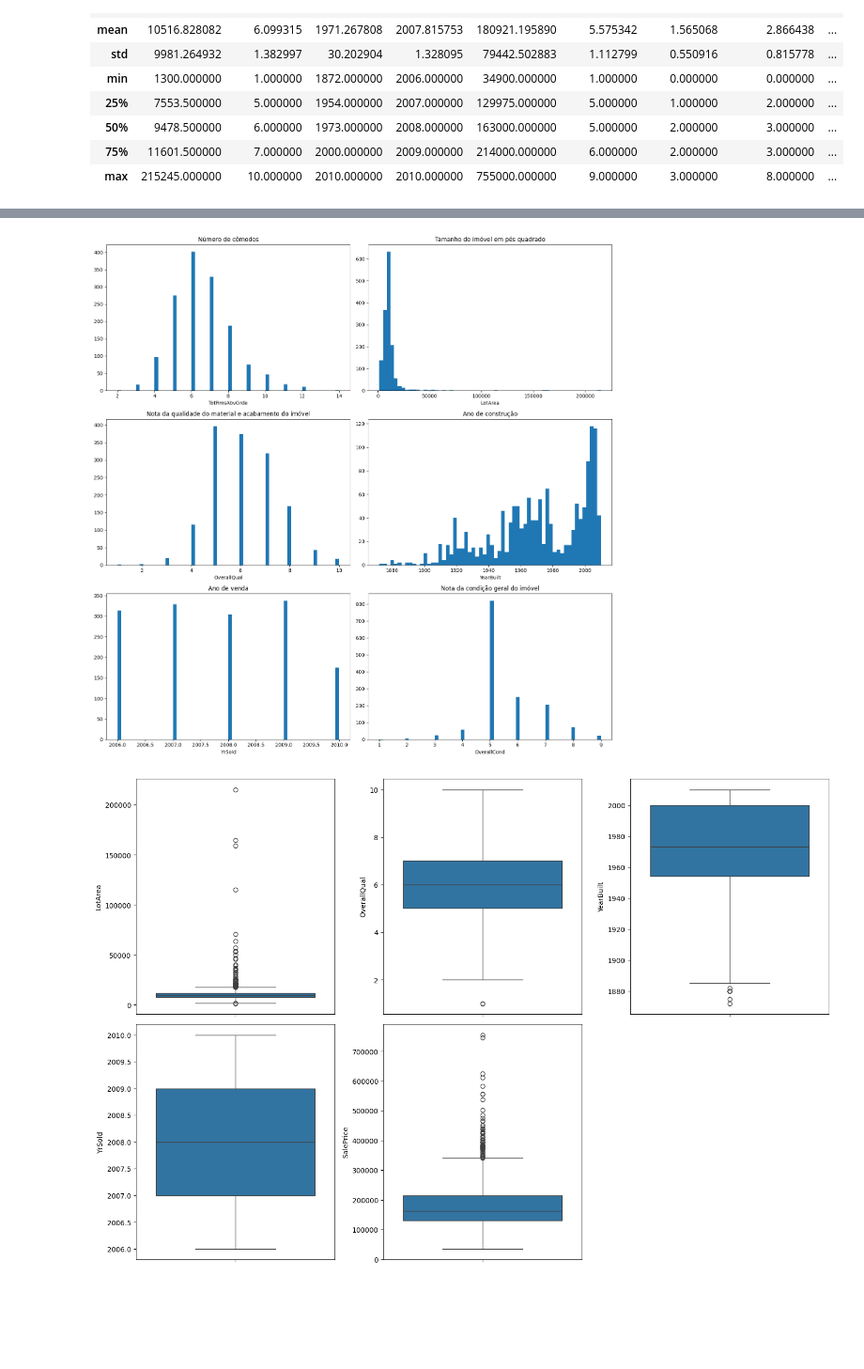
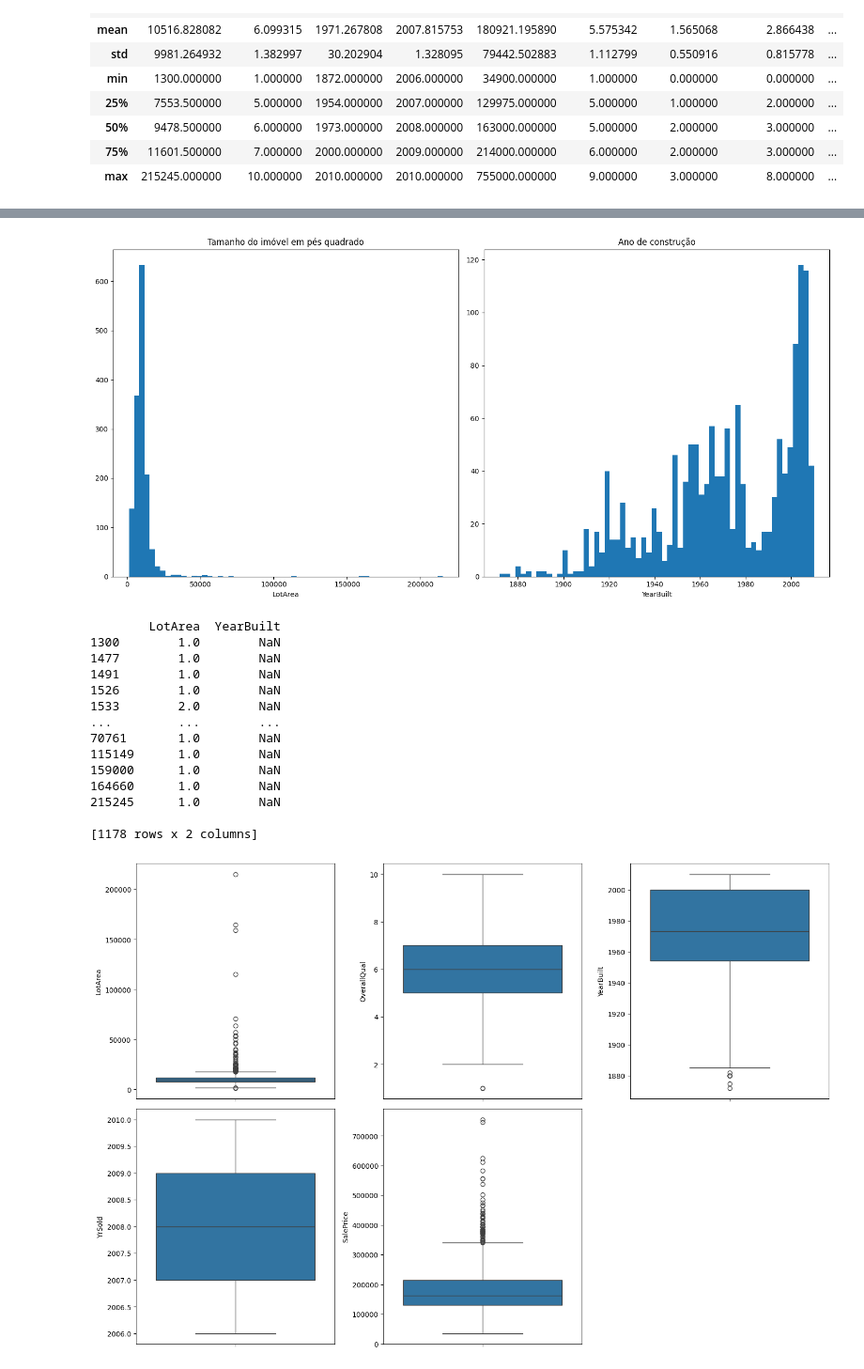
Before and after one commit to alearauj/mentoriabv, a Jupyter notebook: Mentoria_BV_Análise_de_dados.ipynb, the cells around one changed output, grey strips where cells are left out. Shown at 94% size. Saved outputs shown, nothing was run; the diff lists cells and outputs as text; code cells hidden in the pictures; blank space fills up the shorter version.

```diff
--- a/Mentoria_BV_Análise_de_dados.ipynb
+++ b/Mentoria_BV_Análise_de_dados.ipynb
@@ -258,41 +254,55 @@ for col in columns:
 # %%
-# Criar subplots com 3 linhas e 2 colunas
-fig, axes = plt.subplots(nrows=3, ncols=2, figsize=(15, 15))  # Ajuste o tamanho conforme necessário
+# Criar subplots com 1 linha e 2 colunas
+fig, axes = plt.subplots(nrows=1, ncols=2, figsize=(15, 7.5))  # Ajuste o tamanho conforme necessário
 
 # Criar histogramas em cada subplot
 
-axes[2, 1].hist(df['OverallCond'], bins=60)
-axes[2, 1].set_xlabel('OverallCond')
-axes[2, 1].set_title('Nota da condição geral do imóvel')
+axes[0].hist(df['LotArea'], bins=60)
+axes[0].set_xlabel('LotArea')
+axes[0].set_title('Tamanho do imóvel em pés quadrado')
 
-axes[1, 0].hist(df['OverallQual'], bins=60)
-axes[1, 0].set_xlabel('OverallQual')
-axes[1, 0].set_title('Nota da qualidade do material e acabamento do imóvel')
-
-
-axes[1, 1].hist(df['YearBuilt'], bins=60)
-axes[1, 1].set_xlabel('YearBuilt')
-axes[1, 1].set_title('Ano de construção')
-
-axes[2, 0].hist(df['YrSold'], bins=60)
-axes[2, 0].set_xlabel('YrSold')
-axes[2, 0].set_title('Ano de venda')
-
-
-axes[0, 0].hist(df['TotRmsAbvGrd'], bins=60)
-axes[0, 0].set_xlabel('TotRmsAbvGrde')
-axes[0, 0].set_title('Número de cômodos')
-
-axes[0, 1].hist(df['LotArea'], bins=60)
-axes[0, 1].set_xlabel('LotArea')
-axes[0, 1].set_title('Tamanho do imóvel em pés quadrado')
-
+axes[1].hist(df['YearBuilt'], bins=60)
+axes[1].set_xlabel('YearBuilt')
+axes[1].set_title('Ano de construção')
 
 # Ajustar o layout
 plt.tight_layout()
 plt.show()
 # %% [output]
-[figure, old version]
+[figure, new version]
+# %%
+# Calcular as frequências para 'LotArea'
+lotarea_counts = df['LotArea'].value_counts().sort_index()
+
+# Calcular as frequências para 'YearBuilt'
+yearbuilt_counts = df['YearBuilt'].value_counts().sort_index()
+
+# Criar um DataFrame com as contagens
+result_df = pd.DataFrame({
+    'LotArea': lotarea_counts,
+    'YearBuilt': yearbuilt_counts
+})
+
+# Exportar o DataFrame para um arquivo CSV
+result_df.to_csv('frequencias_lotarea_yearbuilt.csv', index=True)
+
+# Exibir a tabela no console (opcional)
+print(result_df)
+# %% [output]
+        LotArea  YearBuilt
+1300        1.0        NaN
+1477        1.0        NaN
+1491        1.0        NaN
+1526        1.0        NaN
+1533        2.0        NaN
+...         ...        ...
+70761       1.0        NaN
+115149      1.0        NaN
+159000      1.0        NaN
+164660      1.0        NaN
+215245      1.0        NaN
+
+[1178 rows x 2 columns]
 # %%
 # Criar o layout com 2 linhas e 3 colunas
 fig, axes = plt.subplots(nrows=2, ncols=3, figsize=(15, 10))  # Ajuste o tamanho conforme necessário
```
Also changed, not shown: parts of 10 cells of this notebook.
